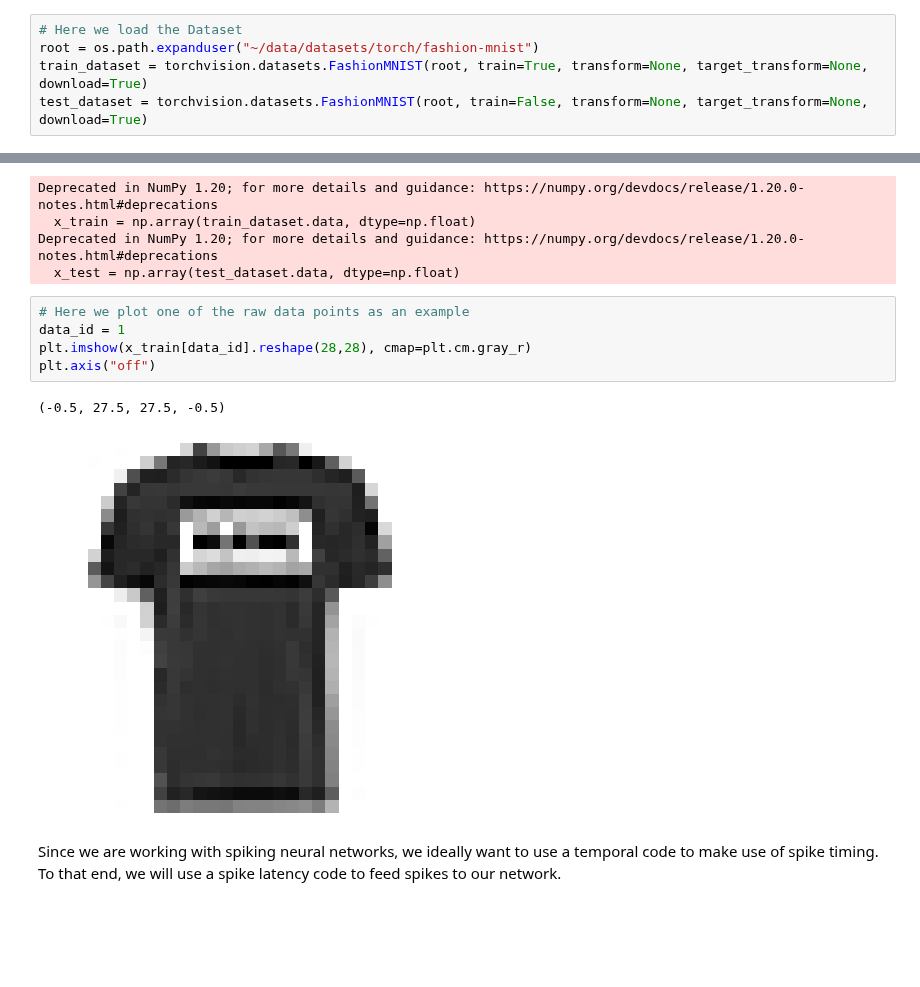
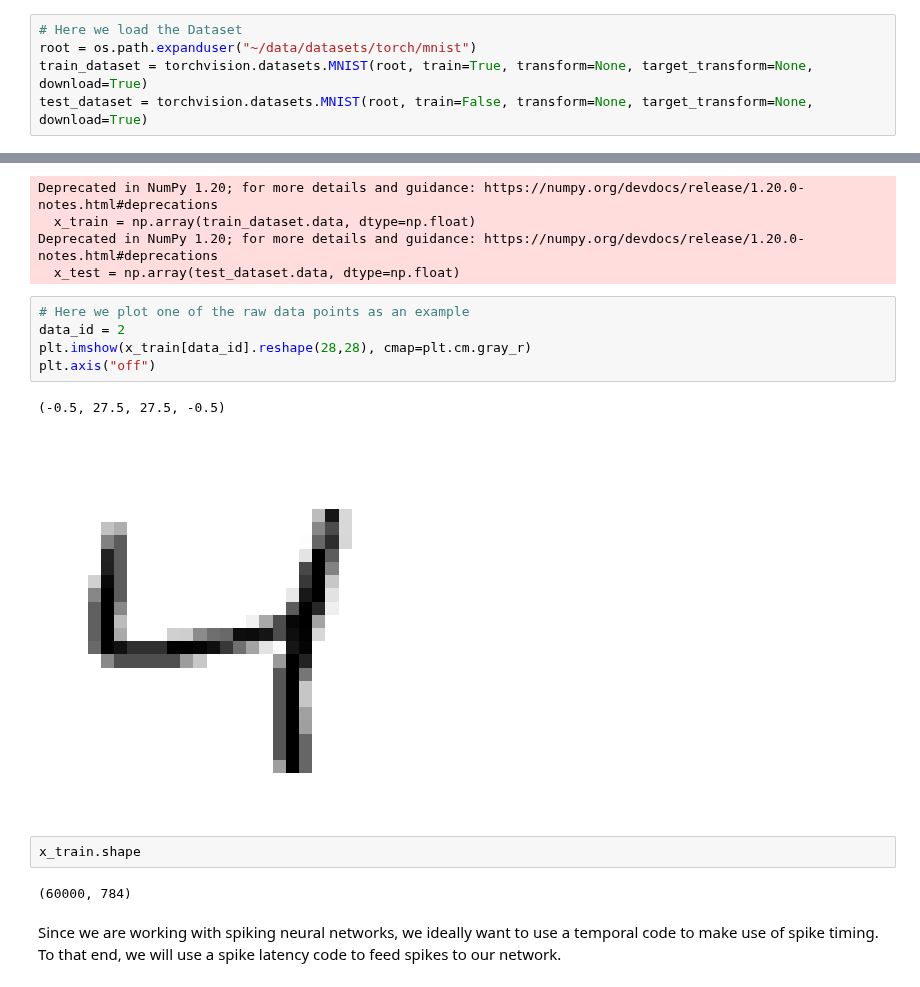
Before and after one commit to JoshuaSin4/Senior-Thesis, a Jupyter notebook: Frequency/SpyTorchTutorial3 - Regularizer.ipynb, the cells around one changed output, grey strips where cells are left out. Saved outputs shown, nothing was run; the diff lists cells and outputs as text; blank space fills up the shorter version.

Commit message:
Changing from Fashion-MNIST to MNIST

```diff
--- a/Frequency/SpyTorchTutorial3 - Regularizer.ipynb
+++ b/Frequency/SpyTorchTutorial3 - Regularizer.ipynb
@@ -39,9 +39,9 @@ else:
     device = torch.device("cpu")
 # %%
 # Here we load the Dataset
-root = os.path.expanduser("~/data/datasets/torch/fashion-mnist")
-train_dataset = torchvision.datasets.FashionMNIST(root, train=True, transform=None, target_transform=None, download=True)
-test_dataset = torchvision.datasets.FashionMNIST(root, train=False, transform=None, target_transform=None, download=True)
+root = os.path.expanduser("~/data/datasets/torch/mnist")
+train_dataset = torchvision.datasets.MNIST(root, train=True, transform=None, target_transform=None, download=True)
+test_dataset = torchvision.datasets.MNIST(root, train=False, transform=None, target_transform=None, download=True)
 # %%
 # Standardize data
 # x_train = torch.tensor(train_dataset.train_data, device=device, dtype=dtype)
@@ -62,12 +62,16 @@ Deprecated in NumPy 1.20; for more details and guidance: https://numpy.org/devdo
   x_test = np.array(test_dataset.data, dtype=np.float)
 # %%
 # Here we plot one of the raw data points as an example
-data_id = 1
+data_id = 2
 plt.imshow(x_train[data_id].reshape(28,28), cmap=plt.cm.gray_r)
 plt.axis("off")
 # %% [output]
 (-0.5, 27.5, 27.5, -0.5)
-[figure, old version]
+[figure, new version]
+# %%
+x_train.shape
+# %% [output]
+(60000, 784)
 # %% [markdown]
 Since we are working with spiking neural networks, we ideally want to use a temporal code to make use of spike timing. To that end, we will use a spike latency code to feed spikes to our network.
 # %%
```
Also changed, not shown: parts of 8 cells of this notebook, 3 other files.
